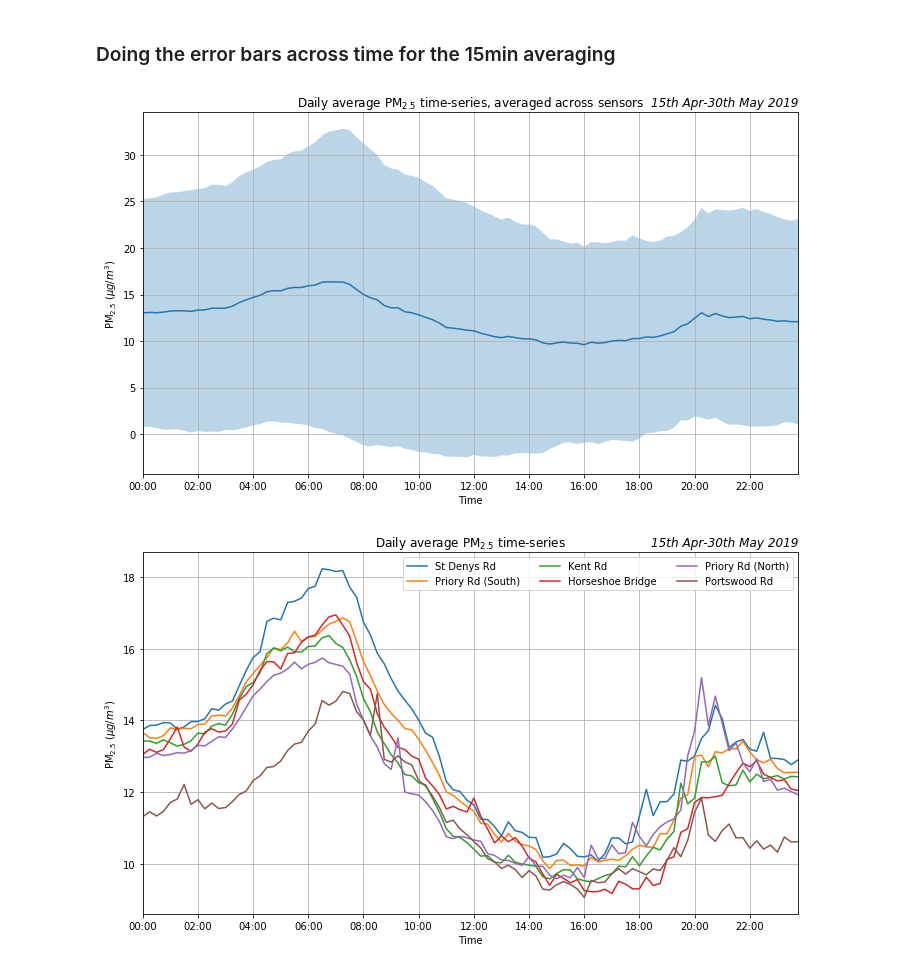
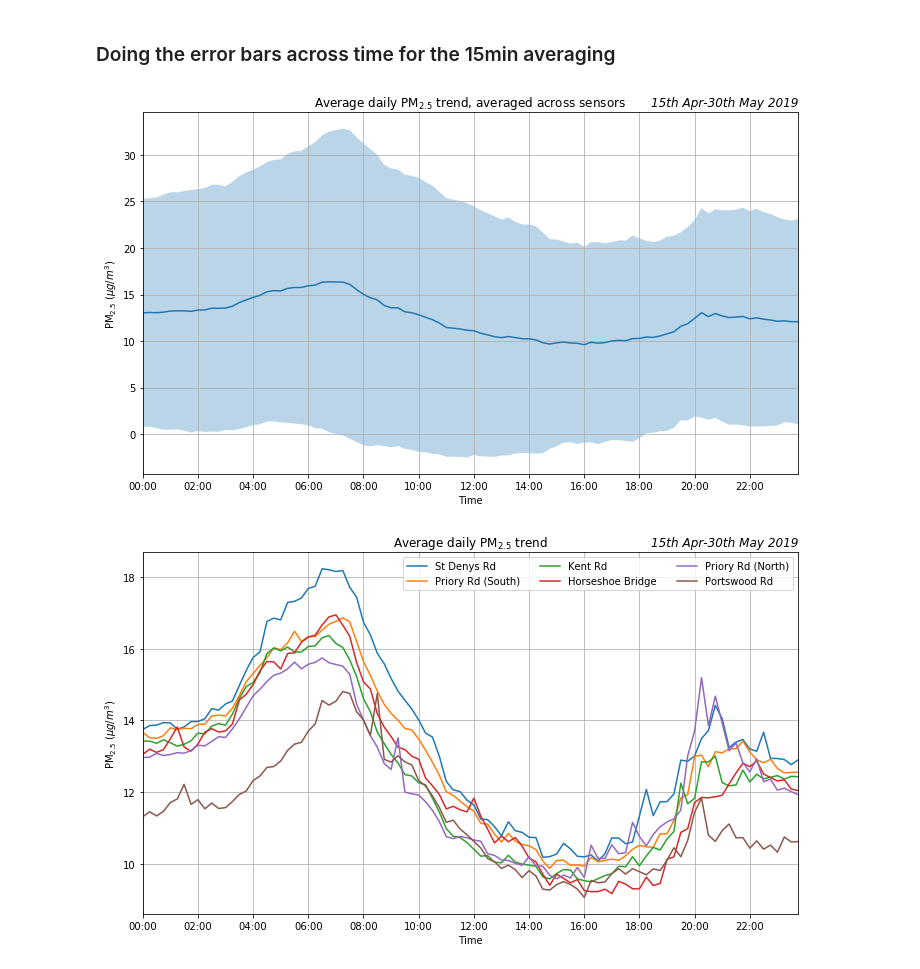
Before and after one commit to robintw/Breathing-Spaces-code, a Jupyter notebook: Plot 15min Average.ipynb, the cells around one changed output. Cells and saved outputs as stored; diff of their text form; code cells hidden in the pictures.

Commit message:
Added/updated graphs

```diff
--- a/Plot 15min Average.ipynb
+++ b/Plot 15min Average.ipynb
@@ -41,17 +41,17 @@ std_15min = all_sites['2019-04-15':'2019-05-30'].groupby(all_sites['2019-04-15':
 # %%
 avg_15min.plot(figsize=(10, 6))
 plt.fill_between(avg_15min.index, avg_15min - std_15min, avg_15min + std_15min, alpha=0.3)
 plt.grid(axis='both', which='major')
 plt.xlabel('Time')
 plt.ylabel(r'$\mathrm{PM}_{2.5}$ ($\mu g / m^3$)')
 #plt.annotate("April", xy=(70, 35), xycoords='figure points')
-plt.title('Daily average $\mathrm{PM}_{2.5}$ time-series, averaged across sensors')
+plt.title('Average daily $\mathrm{PM}_{2.5}$ trend, averaged across sensors')
 plt.title('15th Apr-30th May 2019', loc='right', fontstyle='italic')
 plt.xticks(ticks=TICKS_TWO_HOURLY)
 plt.tight_layout()
 plt.savefig('graphs/15min_average_across_all_sensors.png', dpi=300)
 # %% [output]
-[figure, old version]
+[figure, new version]
 # %%
 avg_15min = data['2019-04-15':'2019-05-30'].groupby(all_sites['2019-04-15':'2019-05-30'].index.time).mean()
 # %%
@@ -64,10 +64,10 @@ plt.legend(ncol=3)
 plt.xlabel('Time')
 plt.ylabel(r'$\mathrm{PM}_{2.5}$ ($\mu g / m^3$)')
 #plt.annotate("April", xy=(70, 35), xycoords='figure points')
-plt.title('Daily average $\mathrm{PM}_{2.5}$ time-series')
+plt.title('Average daily $\mathrm{PM}_{2.5}$ trend')
 plt.title('15th Apr-30th May 2019', loc='right', fontstyle='italic')
 plt.xticks(ticks=TICKS_TWO_HOURLY)
 plt.tight_layout()
 plt.savefig('graphs/15min_average.png', dpi=300)
 # %% [output]
-[figure, old version]
+[figure, new version]
```
Also changed, not shown: 3 other files.
